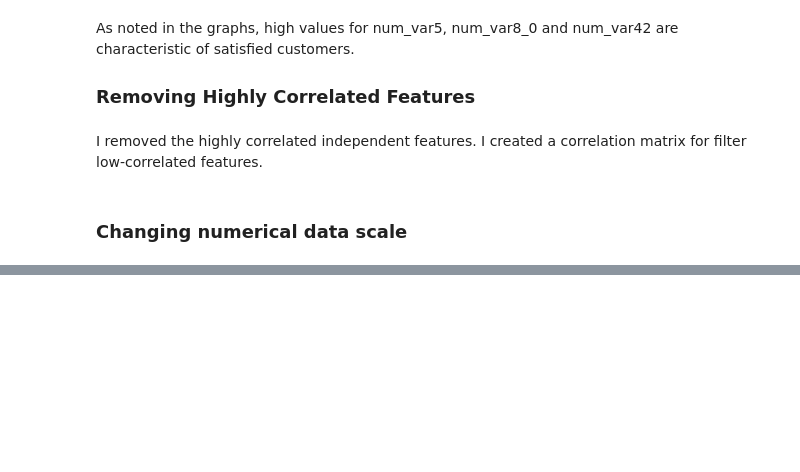
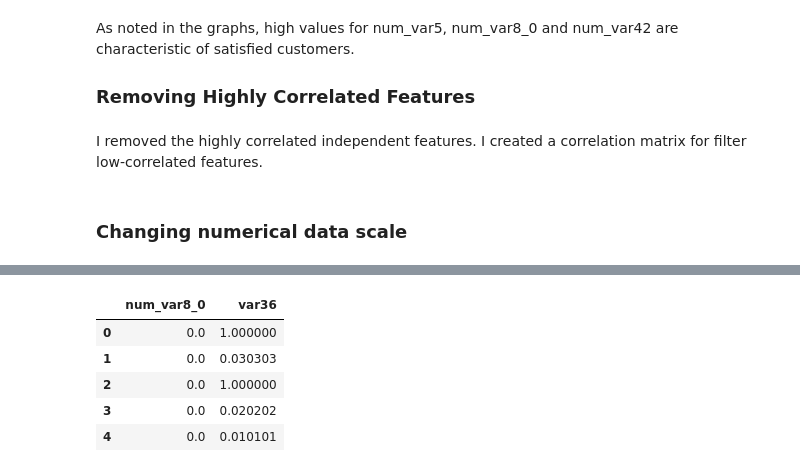
Before and after one commit to naiaraap/Predicting-Customer-Satisfaction-Level-from-Santander, a Jupyter notebook: CustomerSatisfactionLevelPrediction.ipynb, the cells around one changed output, grey strips where cells are left out. Drawn from its saved outputs; the diff is of its cells as text; code cells hidden in the pictures; blank space fills up the shorter version.

```diff
--- a/CustomerSatisfactionLevelPrediction.ipynb
+++ b/CustomerSatisfactionLevelPrediction.ipynb
@@ -482,0 +516,9 @@ df_less_corr_test.to_csv("data/df_less_corr_test.csv", index=False)
+# %%
+MinMaxData.head()
+# %% [output]
+|  | num_var8_0 | var36 |
+| 0 | 0.0 | 1.000000 |
+| 1 | 0.0 | 0.030303 |
+| 2 | 0.0 | 1.000000 |
+| 3 | 0.0 | 0.020202 |
+| 4 | 0.0 | 0.010101 |
```
Also changed, not shown: parts of 7 cells of this notebook.
